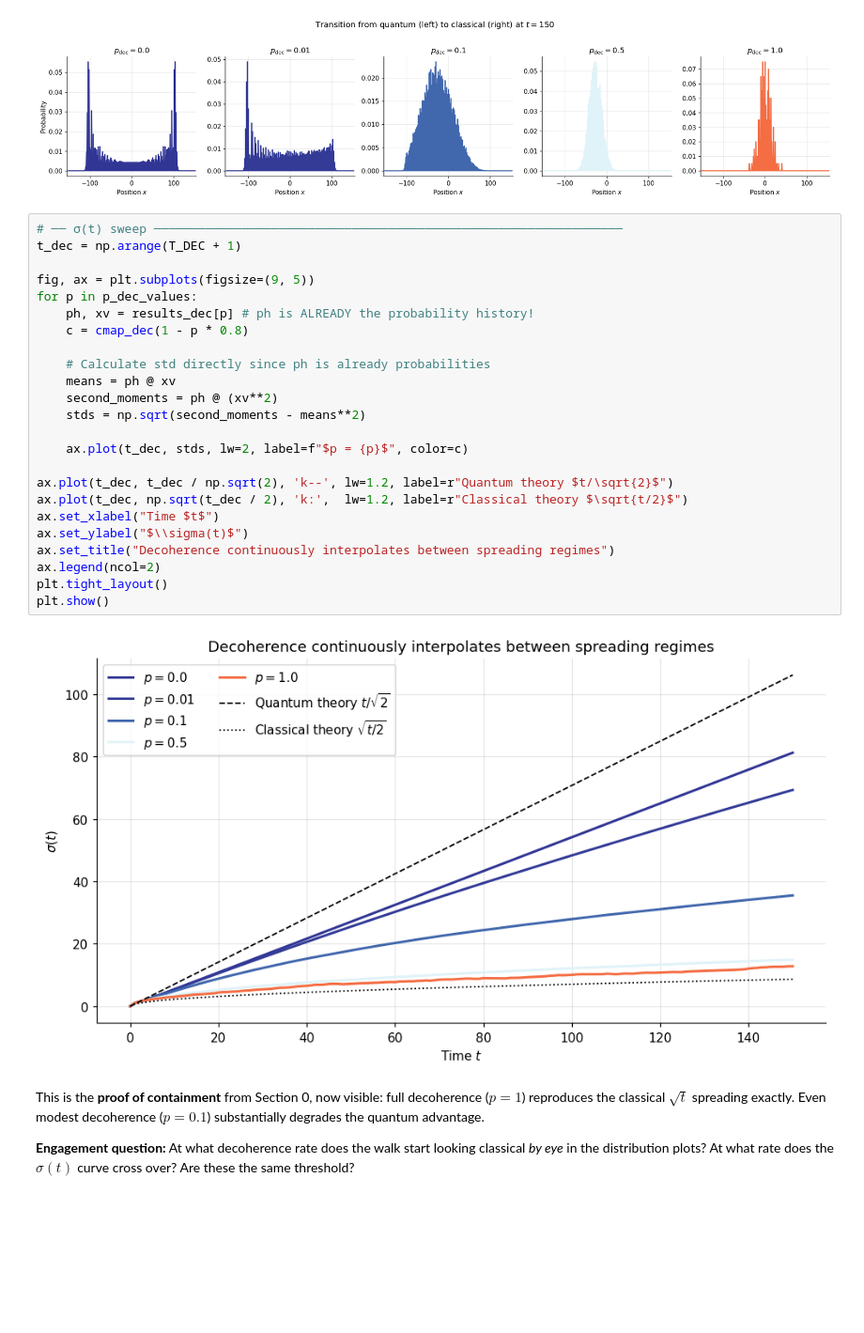
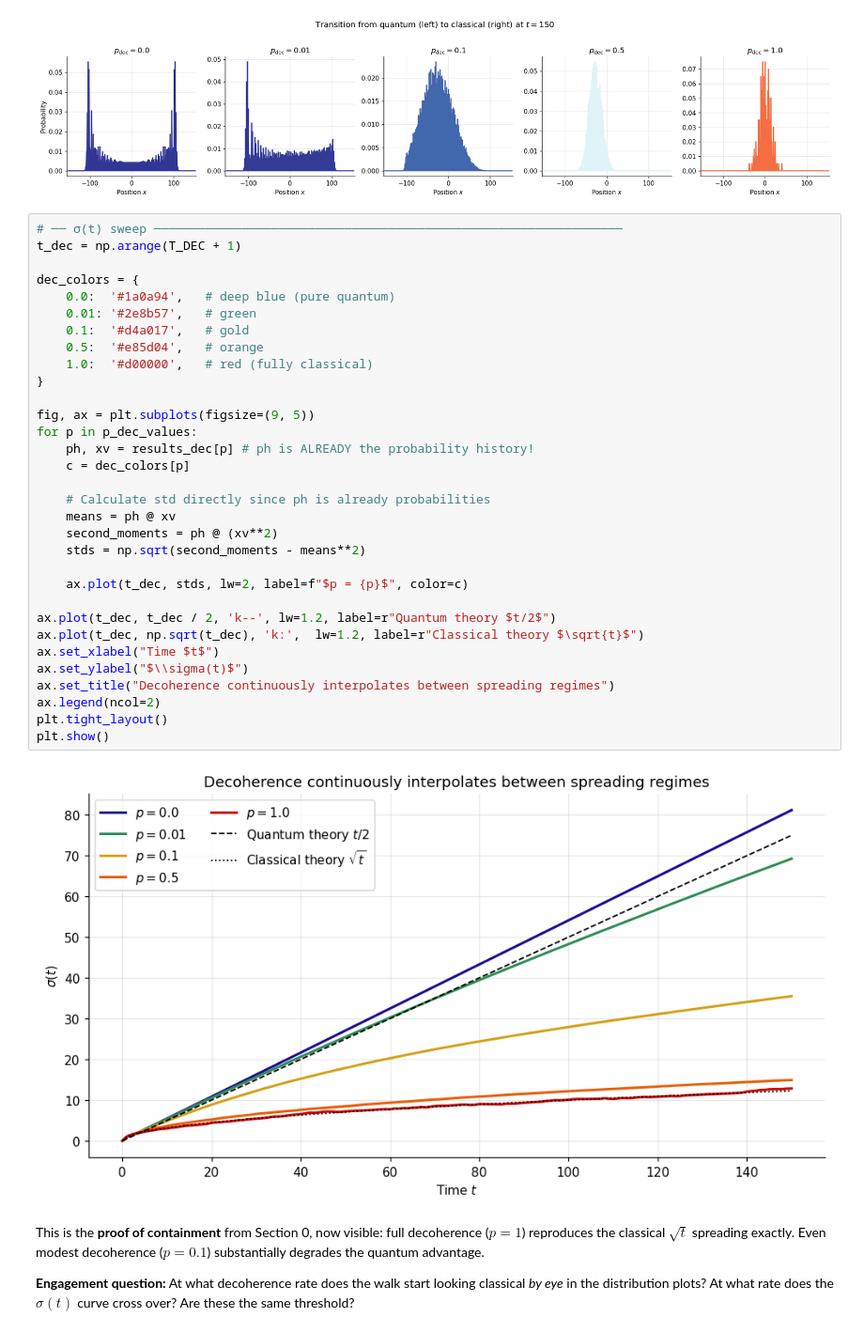
Before and after one commit to kdere001/quantum-random-walks, a Jupyter notebook: Quantum_Random_Walk_Full_Notebook.ipynb, the cells around one changed output. Shown at 94% size. Drawn from its saved outputs; the diff is of its cells as text; blank space fills up the shorter version.

```diff
--- a/Quantum_Random_Walk_Full_Notebook.ipynb
+++ b/Quantum_Random_Walk_Full_Notebook.ipynb
@@ -554,29 +554,37 @@ plt.show()
 # %%
 # ── σ(t) sweep ────────────────────────────────────────────────────────────────
 t_dec = np.arange(T_DEC + 1)
 
+dec_colors = {
+    0.0:  '#1a0a94',   # deep blue (pure quantum)
+    0.01: '#2e8b57',   # green
+    0.1:  '#d4a017',   # gold
+    0.5:  '#e85d04',   # orange
+    1.0:  '#d00000',   # red (fully classical)
+}
+
 fig, ax = plt.subplots(figsize=(9, 5))
 for p in p_dec_values:
     ph, xv = results_dec[p] # ph is ALREADY the probability history!
-    c = cmap_dec(1 - p * 0.8)
+    c = dec_colors[p]
 
     # Calculate std directly since ph is already probabilities
     means = ph @ xv
     second_moments = ph @ (xv**2)
     stds = np.sqrt(second_moments - means**2)
 
     ax.plot(t_dec, stds, lw=2, label=f"$p = {p}$", color=c)
 
-ax.plot(t_dec, t_dec / np.sqrt(2), 'k--', lw=1.2, label=r"Quantum theory $t/\sqrt{2}$")
-ax.plot(t_dec, np.sqrt(t_dec / 2), 'k:',  lw=1.2, label=r"Classical theory $\sqrt{t/2}$")
+ax.plot(t_dec, t_dec / 2, 'k--', lw=1.2, label=r"Quantum theory $t/2$")
+ax.plot(t_dec, np.sqrt(t_dec), 'k:',  lw=1.2, label=r"Classical theory $\sqrt{t}$")
 ax.set_xlabel("Time $t$")
 ax.set_ylabel("$\\sigma(t)$")
 ax.set_title("Decoherence continuously interpolates between spreading regimes")
 ax.legend(ncol=2)
 plt.tight_layout()
 plt.show()
 # %% [output]
-[figure, old version]
+[figure, new version]
 # %% [markdown]
 This is the **proof of containment** from Section 0, now visible: full decoherence ($p = 1$) reproduces the classical $\sqrt{t}$ spreading exactly. Even modest decoherence ($p = 0.1$) substantially degrades the quantum advantage.
 
```
Also changed, not shown: parts of 3 cells of this notebook.
